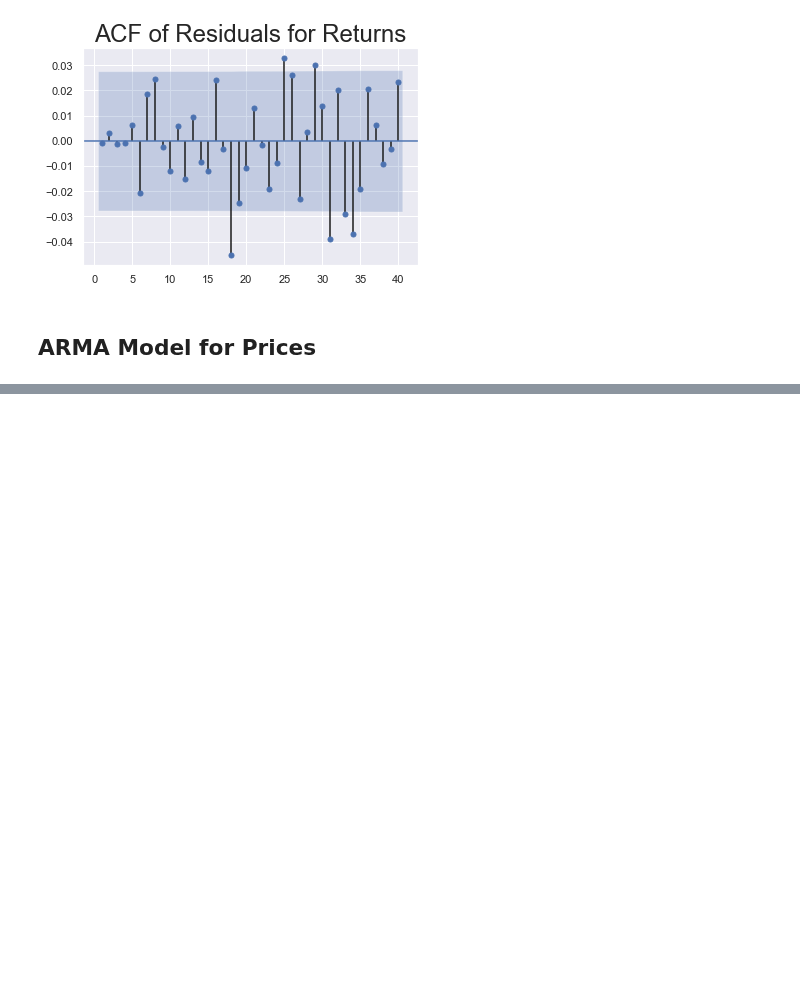
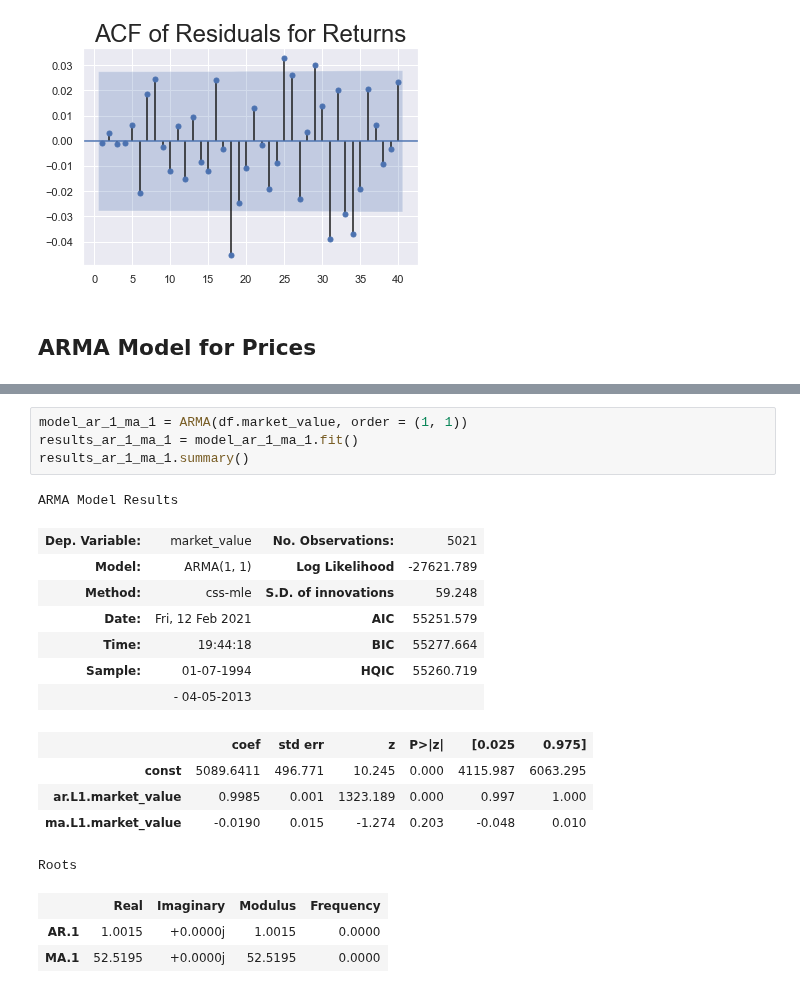
Before and after one commit to pauloteixeirajr/time-series-python, a Jupyter notebook: The Autoregressive Moving Average ARMA Model.ipynb, the cells around one changed output, grey strips where cells are left out. Cells and saved outputs as stored; diff of their text form; blank space fills up the shorter version.

```diff
--- a/The Autoregressive Moving Average ARMA Model.ipynb
+++ b/The Autoregressive Moving Average ARMA Model.ipynb
@@ -303,0 +316,21 @@ plt.show()
+# %%
+model_ar_1_ma_1 = ARMA(df.market_value, order = (1, 1))
+results_ar_1_ma_1 = model_ar_1_ma_1.fit()
+results_ar_1_ma_1.summary()
+# %% [output]
+ARMA Model Results
+| Dep. Variable: | market_value | No. Observations: | 5021 |
+| Model: | ARMA(1, 1) | Log Likelihood | -27621.789 |
+| Method: | css-mle | S.D. of innovations | 59.248 |
+| Date: | Fri, 12 Feb 2021 | AIC | 55251.579 |
+| Time: | 19:44:18 | BIC | 55277.664 |
+| Sample: | 01-07-1994 | HQIC | 55260.719 |
+|  | - 04-05-2013 |  |  |
+|  | coef | std err | z | P>|z| | [0.025 | 0.975] |
+| const | 5089.6411 | 496.771 | 10.245 | 0.000 | 4115.987 | 6063.295 |
+| ar.L1.market_value | 0.9985 | 0.001 | 1323.189 | 0.000 | 0.997 | 1.000 |
+| ma.L1.market_value | -0.0190 | 0.015 | -1.274 | 0.203 | -0.048 | 0.010 |
+Roots
+|  | Real | Imaginary | Modulus | Frequency |
+| AR.1 | 1.0015 | +0.0000j | 1.0015 | 0.0000 |
+| MA.1 | 52.5195 | +0.0000j | 52.5195 | 0.0000 |
```
Also changed, not shown: parts of 2 cells of this notebook.
